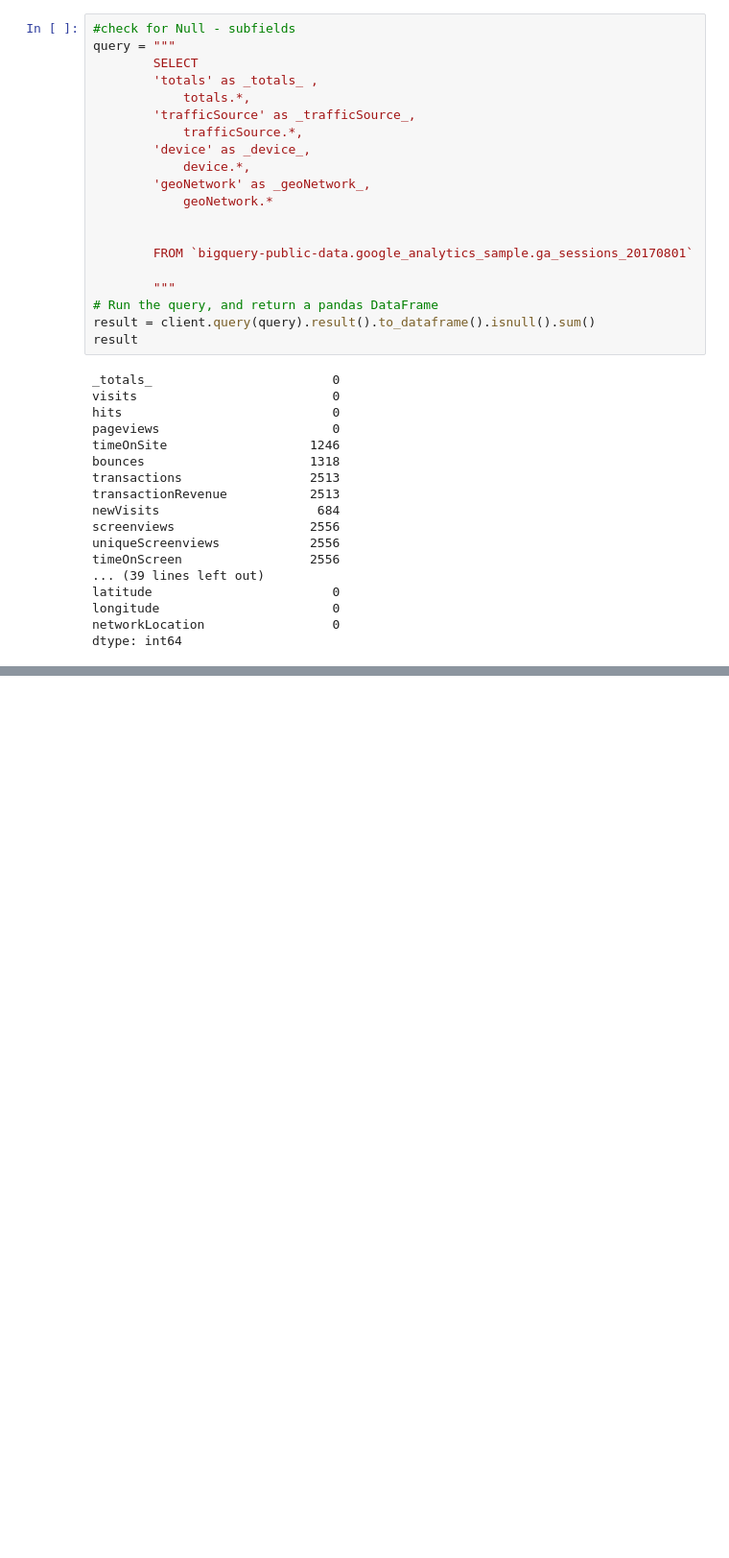
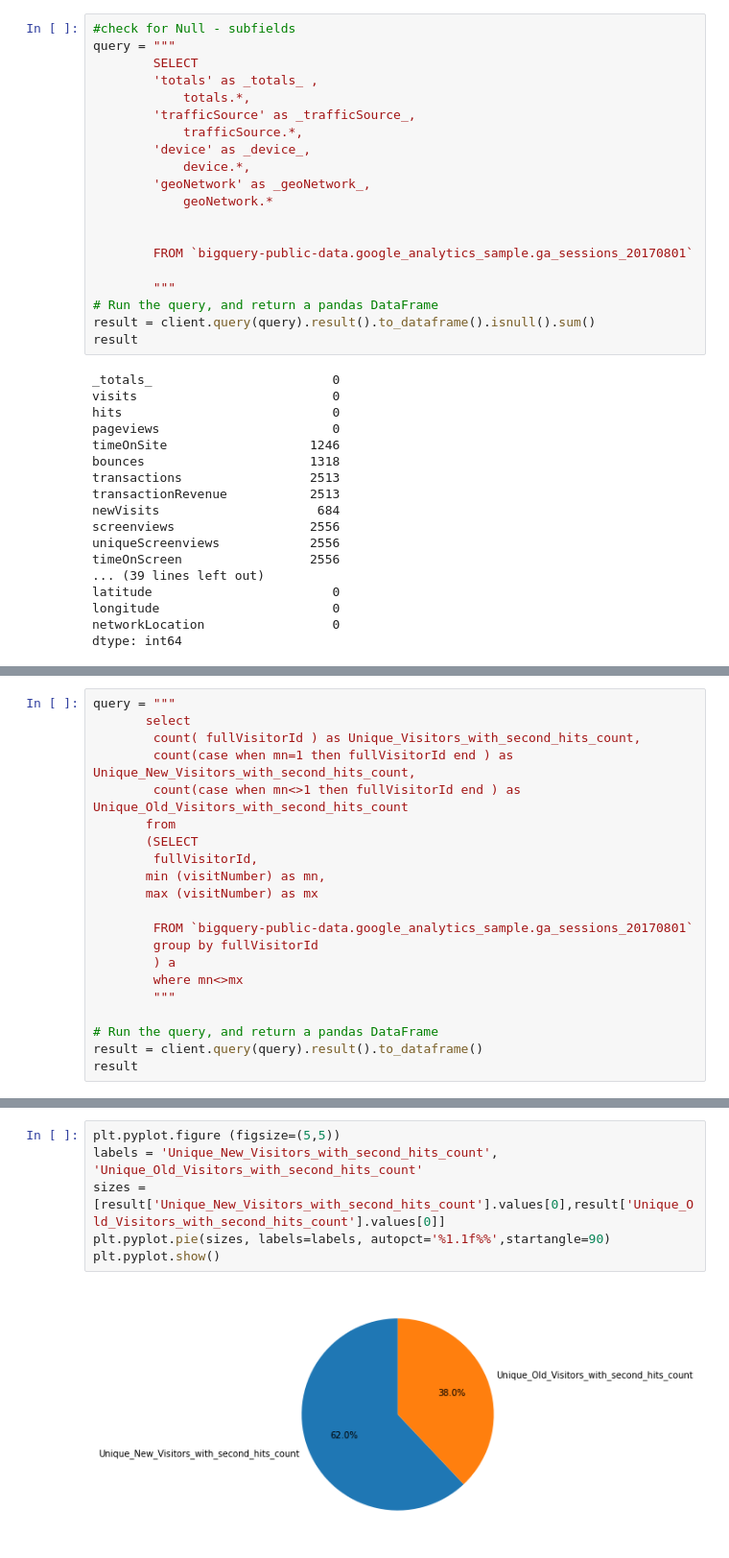
Before and after one commit to DmytroSZ/PM-test, a Jupyter notebook: Main.ipynb, the cells around one changed output, grey strips where cells are left out. Shown at 96% size. Saved outputs shown, nothing was run; the diff lists cells and outputs as text; blank space fills up the shorter version.

```diff
--- a/Main.ipynb
+++ b/Main.ipynb
@@ -106,0 +229,21 @@ dtype: int64
+# %%
+query = """
+       select
+        count( fullVisitorId ) as Unique_Visitors_with_second_hits_count,
+        count(case when mn=1 then fullVisitorId end ) as Unique_New_Visitors_with_second_hits_count,
+        count(case when mn<>1 then fullVisitorId end ) as Unique_Old_Visitors_with_second_hits_count
+       from
+       (SELECT
+        fullVisitorId,
+       min (visitNumber) as mn,
+       max (visitNumber) as mx
+
+        FROM `bigquery-public-data.google_analytics_sample.ga_sessions_20170801`
+        group by fullVisitorId
+        ) a
+        where mn<>mx
+        """
+
+# Run the query, and return a pandas DataFrame
+result = client.query(query).result().to_dataframe()
+result
@@ -106,0 +253,8 @@ dtype: int64
+# %%
+plt.pyplot.figure (figsize=(5,5))
+labels = 'Unique_New_Visitors_with_second_hits_count', 'Unique_Old_Visitors_with_second_hits_count'
+sizes = [result['Unique_New_Visitors_with_second_hits_count'].values[0],result['Unique_Old_Visitors_with_second_hits_count'].values[0]]
+plt.pyplot.pie(sizes, labels=labels, autopct='%1.1f%%',startangle=90)
+plt.pyplot.show()
+# %% [output]
+[figure, added]
```
Also changed, not shown: parts of 12 cells of this notebook.
